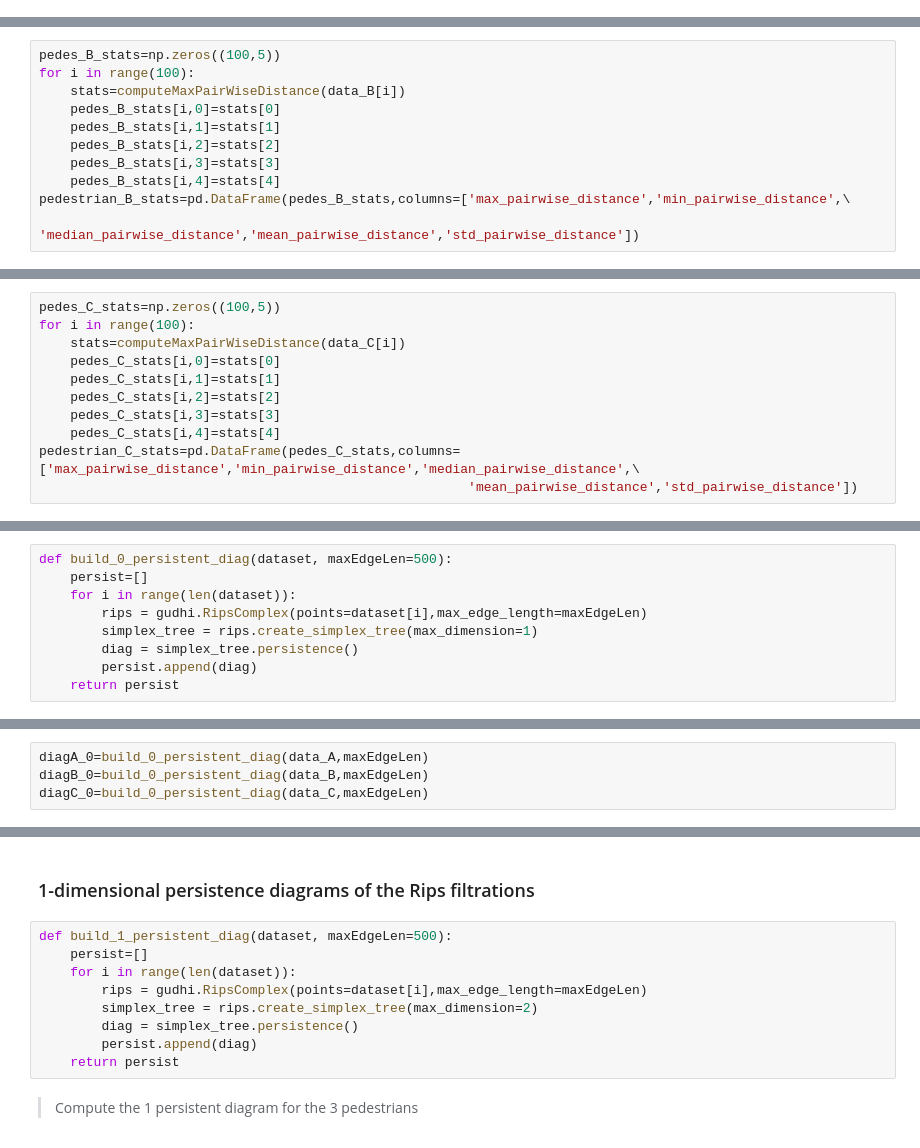
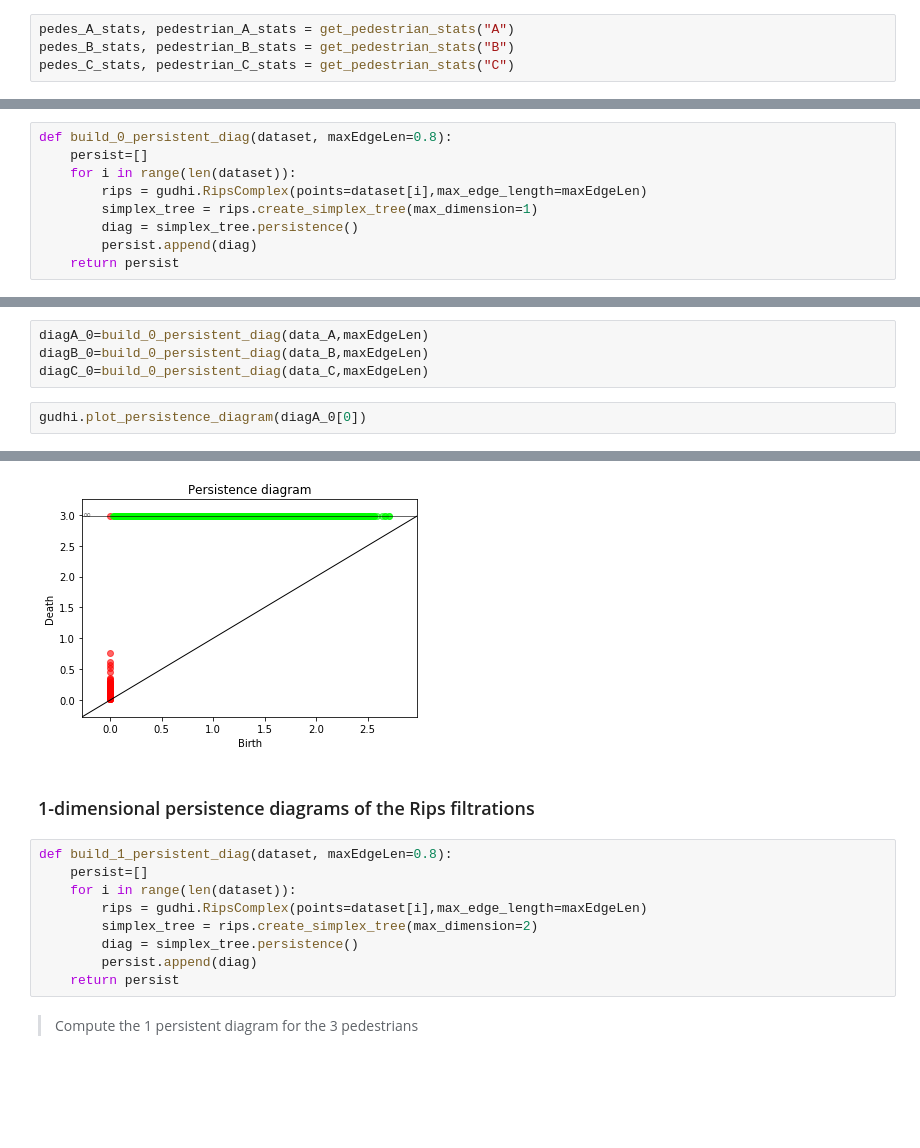
Before and after one commit to melisandeteng/PersistentHomology, a Jupyter notebook: dataSmartphoneProject.ipynb, the cells around one changed output, grey strips where cells are left out. Saved outputs shown, nothing was run; the diff lists cells and outputs as text; blank space fills up the shorter version.

Commit message:
Stats pedestrian

```diff
--- a/dataSmartphoneProject.ipynb
+++ b/dataSmartphoneProject.ipynb
@@ -69,0 +90,4 @@ pedestrian_A_stats=pd.DataFrame(pedes_A_stats,columns=['max_pairwise_distance','
+# %%
+pedes_A_stats, pedestrian_A_stats = get_pedestrian_stats("A")
+pedes_B_stats, pedestrian_B_stats = get_pedestrian_stats("B")
+pedes_C_stats, pedestrian_C_stats = get_pedestrian_stats("C")
@@ -88,14 +126,3 @@ pedestrian_A_stats
 | 98 | 2.856580 | 0.012244 | 0.673377 | 0.731693 | ... |
 | 99 | 2.583617 | 0.005760 | 0.673965 | 0.714488 | ... |
 100 rows × 5 columns
-# %%
-pedes_B_stats=np.zeros((100,5))
-for i in range(100):
-    stats=computeMaxPairWiseDistance(data_B[i])
-    pedes_B_stats[i,0]=stats[0]
-    pedes_B_stats[i,1]=stats[1]
-    pedes_B_stats[i,2]=stats[2]
-    pedes_B_stats[i,3]=stats[3]
-    pedes_B_stats[i,4]=stats[4]
-pedestrian_B_stats=pd.DataFrame(pedes_B_stats,columns=['max_pairwise_distance','min_pairwise_distance',\
-                                                       'median_pairwise_distance','mean_pairwise_distance','std_pairwise_distance'])
@@ -123,11 +128,0 @@ pedestrian_B_stats
-# %%
-pedes_C_stats=np.zeros((100,5))
-for i in range(100):
-    stats=computeMaxPairWiseDistance(data_C[i])
-    pedes_C_stats[i,0]=stats[0]
-    pedes_C_stats[i,1]=stats[1]
-    pedes_C_stats[i,2]=stats[2]
-    pedes_C_stats[i,3]=stats[3]
-    pedes_C_stats[i,4]=stats[4]
-pedestrian_C_stats=pd.DataFrame(pedes_C_stats,columns=['max_pairwise_distance','min_pairwise_distance','median_pairwise_distance',\
-                                                       'mean_pairwise_distance','std_pairwise_distance'])
@@ -194,7 +171,7 @@ In order to draw the 0-dimensional persistence diagram of the Rips filtrations,
 # %% [markdown]
 > __parameter to tune is the maxEdgeLen__
 # %%
-def build_0_persistent_diag(dataset, maxEdgeLen=500):
+def build_0_persistent_diag(dataset, maxEdgeLen=0.8):
     persist=[]
     for i in range(len(dataset)):
         rips = gudhi.RipsComplex(points=dataset[i],max_edge_length=maxEdgeLen)
@@ -208,3 +185,6 @@ def build_0_persistent_diag(dataset, maxEdgeLen=500):
 diagA_0=build_0_persistent_diag(data_A,maxEdgeLen)
 diagB_0=build_0_persistent_diag(data_B,maxEdgeLen)
 diagC_0=build_0_persistent_diag(data_C,maxEdgeLen)
+# %%
+gudhi.plot_persistence_diagram(diagA_0[0])
+# %% [output]
@@ -211,7 +192,8 @@ diagC_0=build_0_persistent_diag(data_C,maxEdgeLen)
+[figure, added]
 # %% [markdown]
 ### 1-dimensional persistence diagrams of the Rips filtrations
 # %%
-def build_1_persistent_diag(dataset, maxEdgeLen=500):
+def build_1_persistent_diag(dataset, maxEdgeLen=0.8):
     persist=[]
     for i in range(len(dataset)):
         rips = gudhi.RipsComplex(points=dataset[i],max_edge_length=maxEdgeLen)
```
Also changed, not shown: parts of 11 cells of this notebook.
